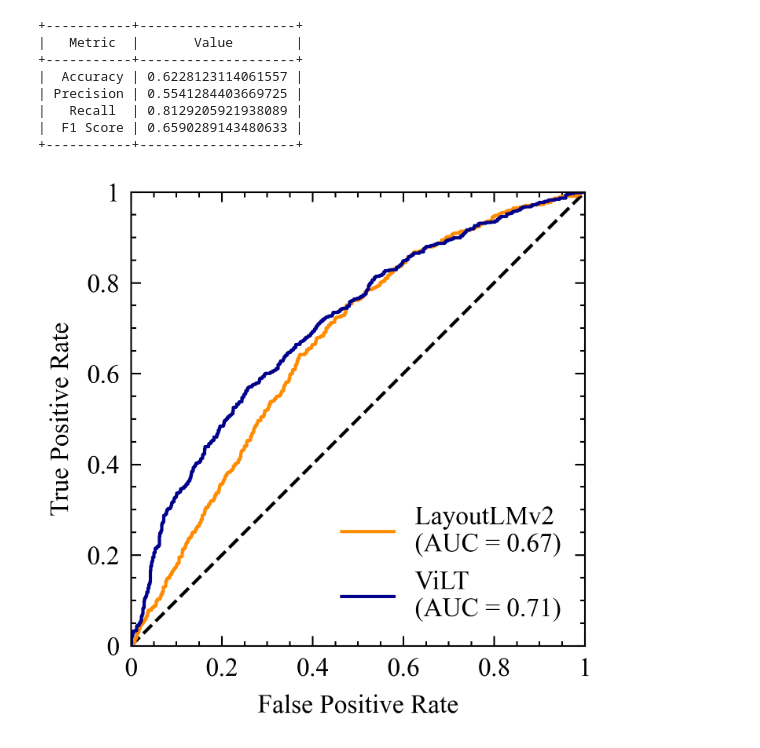
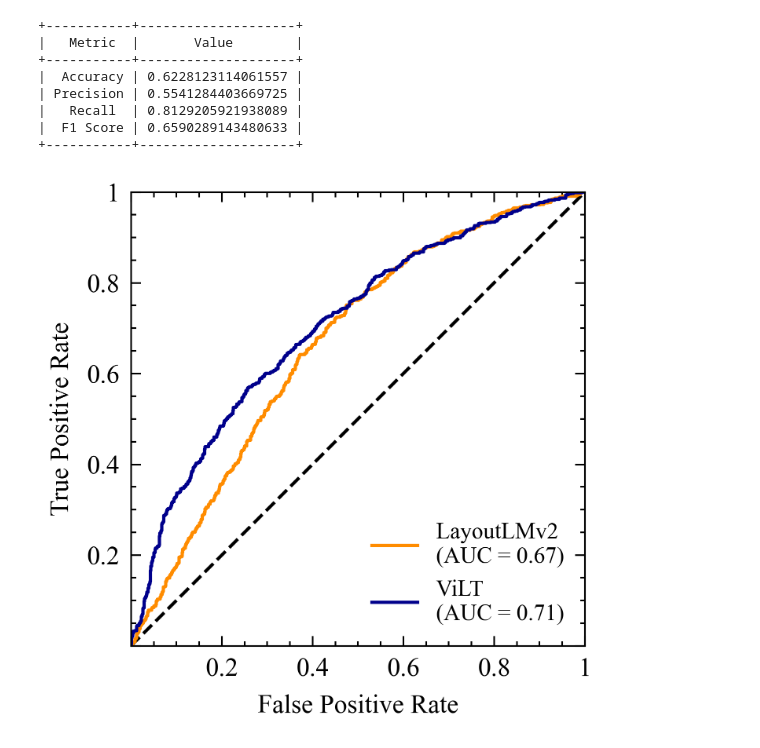
Before and after one commit to keyanUB/meme_models, a Jupyter notebook: layoutlm.ipynb, the cells around one changed output. Drawn from its saved outputs; the diff is of its cells as text; code cells hidden in the pictures.

```diff
--- a/layoutlm.ipynb
+++ b/layoutlm.ipynb
@@ -373,34 +373,42 @@ plt.rcParams.update({
     # Use specific cursive fonts.
     "font.cursive": ["Comic Neue", "Times New Roman"],
 })
+
+# resize the figure
+# plt.rcParams['figure.figsize'] = [3, 2.5]
 
 # plot the roc curve
 fig = plt.figure()
 ax = fig.add_subplot()
 ax.plot([0, 1], [0, 1], color='black', linestyle='--')
 
 ax.plot(fpr_layout, tpr_layout, color='darkorange', label='LayoutLMv2 \n(AUC = %0.2f)' % auc(fpr_layout, tpr_layout))
 
 ax.plot(fpr_vilt, tpr_vilt, color='darkblue', label='ViLT \n(AUC = %0.2f)' % auc(fpr_vilt, tpr_vilt), linestyle='-')
 
 # remove the margin
 ax.margins(0)
 
 # set the axis labels and legend
 ax.set_xlabel('False Positive Rate')
 ax.set_ylabel('True Positive Rate')
 
 # replace 0.0 with 0 and 1.0 with 1
 ax.set_xticks([0, 0.2, 0.4, 0.6, 0.8, 1])
-ax.set_xticklabels(['0', '0.2', '0.4', '0.6', '0.8', '1'])
+ax.set_xticklabels(['', '0.2', '0.4', '0.6', '0.8', '1'])
 ax.set_yticks([0, 0.2, 0.4, 0.6, 0.8, 1])
-ax.set_yticklabels(['0', '0.2', '0.4', '0.6', '0.8', '1'])
+ax.set_yticklabels(['', '0.2', '0.4', '0.6', '0.8', '1'])
+
+# add 0 axis at the left bottom and 1 axis at the right top
 
 # make square
 ax.set_aspect('equal')
 
-ax.legend()
+# change the lengend box size
+ax.legend(loc='lower right', prop={'size': 7}, frameon=False)
+
+
 # save the figure
 plt.savefig('roc_curve.pdf', bbox_inches='tight')
 # %% [output]
-[figure, old version]
+[figure, new version]
```
Also changed, not shown: parts of 2 cells of this notebook, 10 other files.
